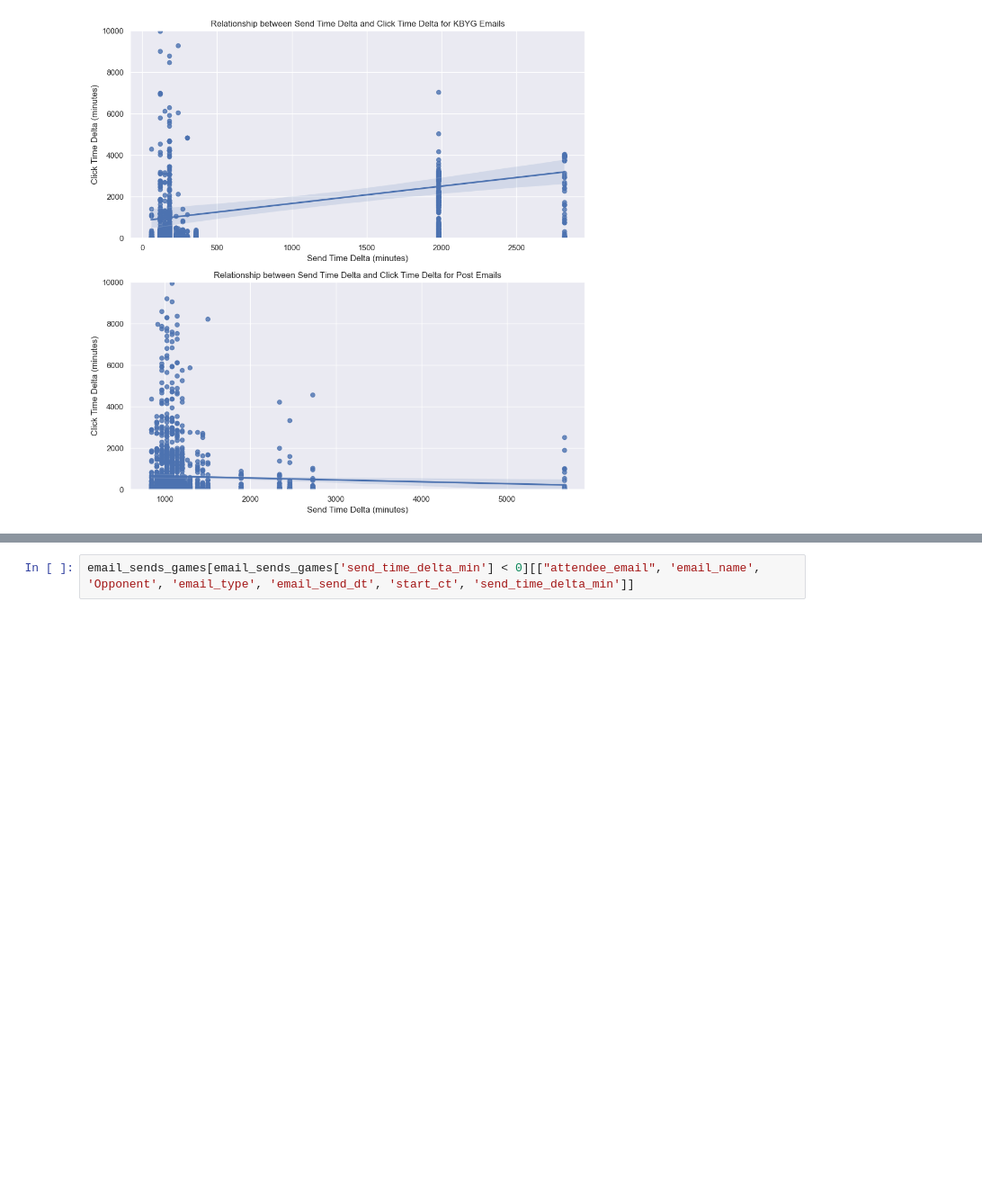
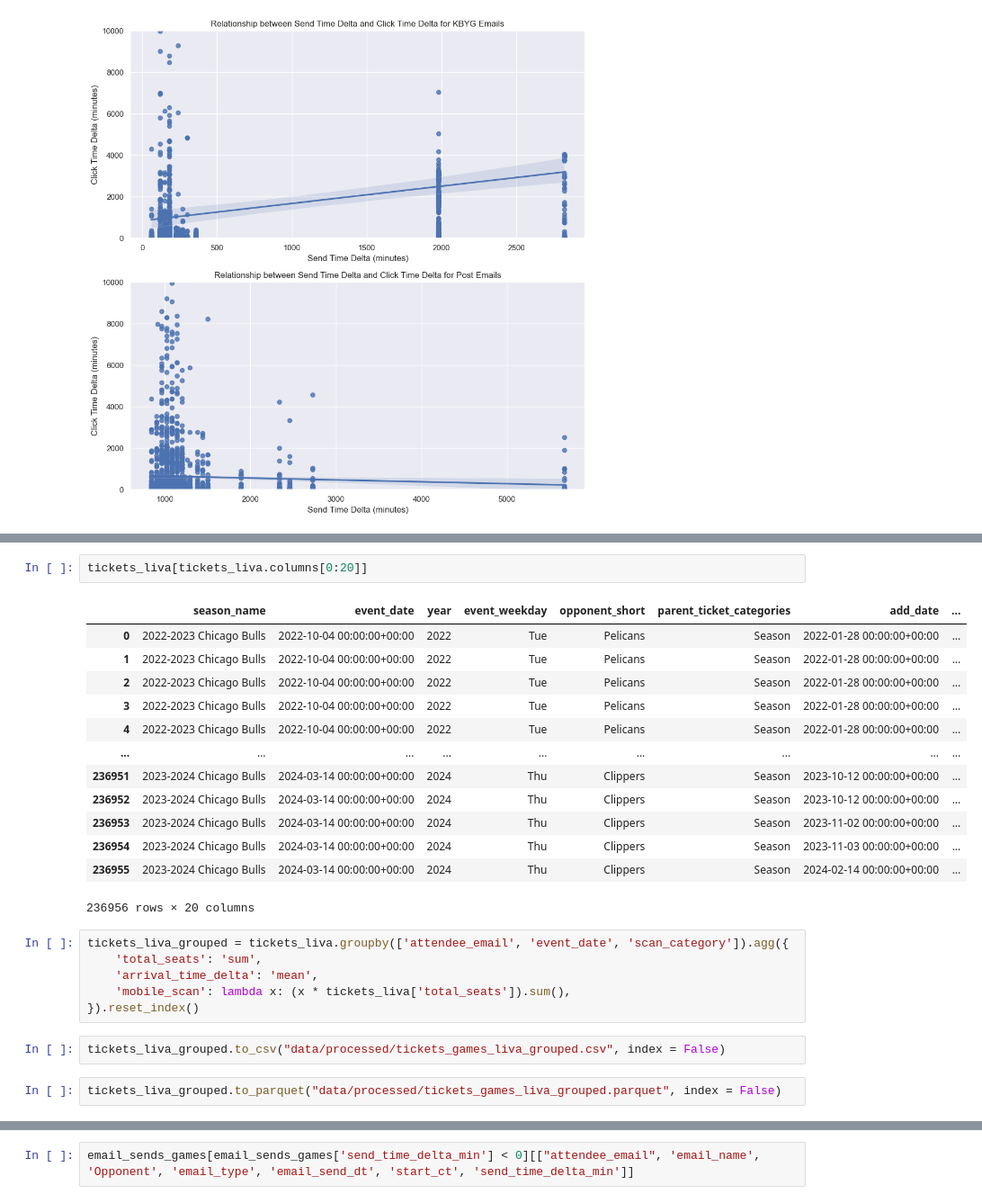
Before and after one commit to mathewj1/acl_spring_24_bulls2, a Jupyter notebook: notebooks/eda.ipynb, the cells around one changed output, grey strips where cells are left out. Shown: that part at 90% size. Cells and saved outputs as stored; diff of their text form; blank space fills up the shorter version.

```diff
--- a/notebooks/eda.ipynb
+++ b/notebooks/eda.ipynb
@@ -348,0 +698,26 @@ plt.show()
+# %%
+tickets_liva[tickets_liva.columns[0:20]]
+# %% [output]
+|  | season_name | event_date | year | event_weekday | opponent_short | parent_ticket_categories | add_date | ... |
+| 0 | 2022-2023 Chicago Bulls | 2022-10-04 00:00:00+00:00 | 2022 | Tue | Pelicans | Season | 2022-01-28 00:00:00+00:00 | ... |
+| 1 | 2022-2023 Chicago Bulls | 2022-10-04 00:00:00+00:00 | 2022 | Tue | Pelicans | Season | 2022-01-28 00:00:00+00:00 | ... |
+| 2 | 2022-2023 Chicago Bulls | 2022-10-04 00:00:00+00:00 | 2022 | Tue | Pelicans | Season | 2022-01-28 00:00:00+00:00 | ... |
+| 3 | 2022-2023 Chicago Bulls | 2022-10-04 00:00:00+00:00 | 2022 | Tue | Pelicans | Season | 2022-01-28 00:00:00+00:00 | ... |
+| 4 | 2022-2023 Chicago Bulls | 2022-10-04 00:00:00+00:00 | 2022 | Tue | Pelicans | Season | 2022-01-28 00:00:00+00:00 | ... |
+| ... | ... | ... | ... | ... | ... | ... | ... | ... |
+| 236951 | 2023-2024 Chicago Bulls | 2024-03-14 00:00:00+00:00 | 2024 | Thu | Clippers | Season | 2023-10-12 00:00:00+00:00 | ... |
+| 236952 | 2023-2024 Chicago Bulls | 2024-03-14 00:00:00+00:00 | 2024 | Thu | Clippers | Season | 2023-10-12 00:00:00+00:00 | ... |
+| 236953 | 2023-2024 Chicago Bulls | 2024-03-14 00:00:00+00:00 | 2024 | Thu | Clippers | Season | 2023-11-02 00:00:00+00:00 | ... |
+| 236954 | 2023-2024 Chicago Bulls | 2024-03-14 00:00:00+00:00 | 2024 | Thu | Clippers | Season | 2023-11-03 00:00:00+00:00 | ... |
+| 236955 | 2023-2024 Chicago Bulls | 2024-03-14 00:00:00+00:00 | 2024 | Thu | Clippers | Season | 2024-02-14 00:00:00+00:00 | ... |
+236956 rows × 20 columns
+# %%
+tickets_liva_grouped = tickets_liva.groupby(['attendee_email', 'event_date', 'scan_category']).agg({
+    'total_seats': 'sum',
+    'arrival_time_delta': 'mean',
+    'mobile_scan': lambda x: (x * tickets_liva['total_seats']).sum(),
+}).reset_index()
+# %%
+tickets_liva_grouped.to_csv("data/processed/tickets_games_liva_grouped.csv", index = False)
+# %%
+tickets_liva_grouped.to_parquet("data/processed/tickets_games_liva_grouped.parquet", index = False)
```
Also changed, not shown: parts of 47 cells of this notebook, 3 other files.
